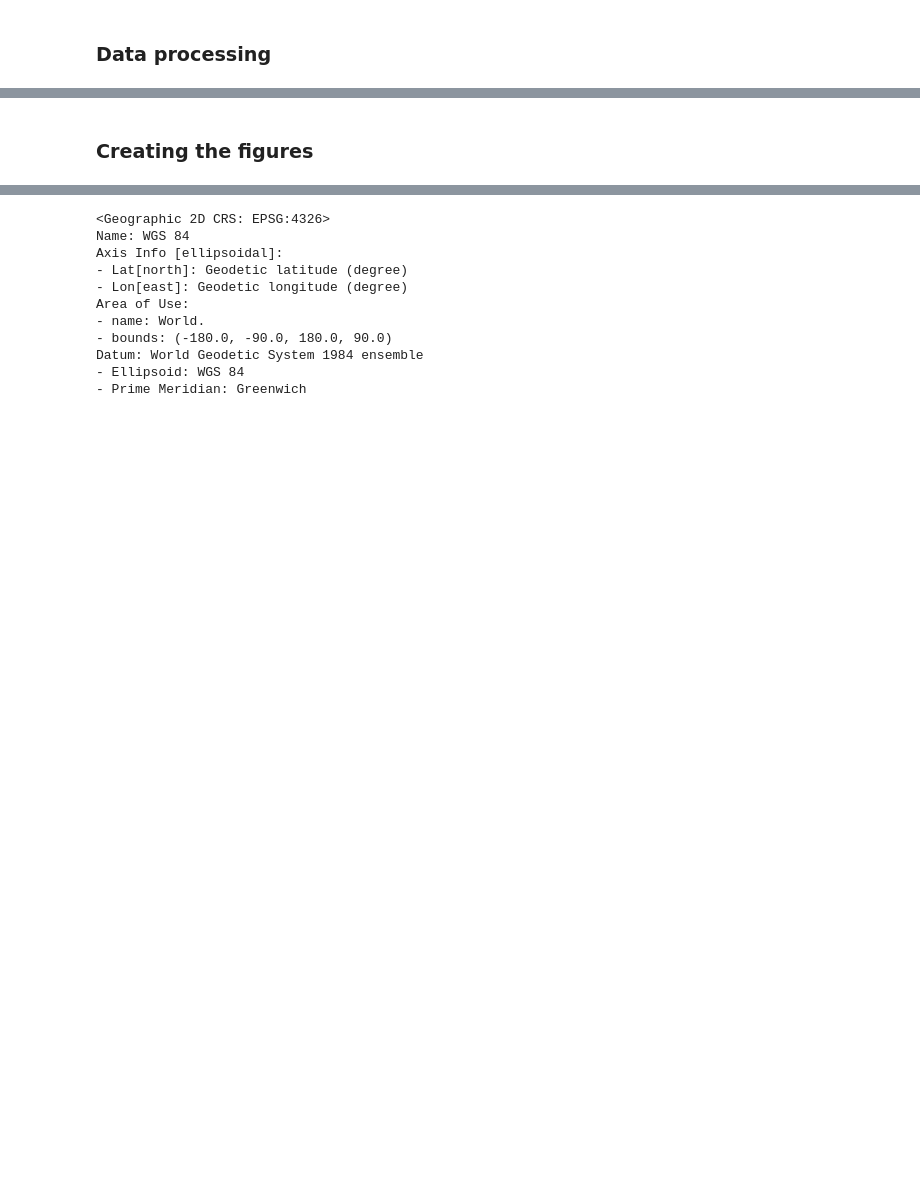
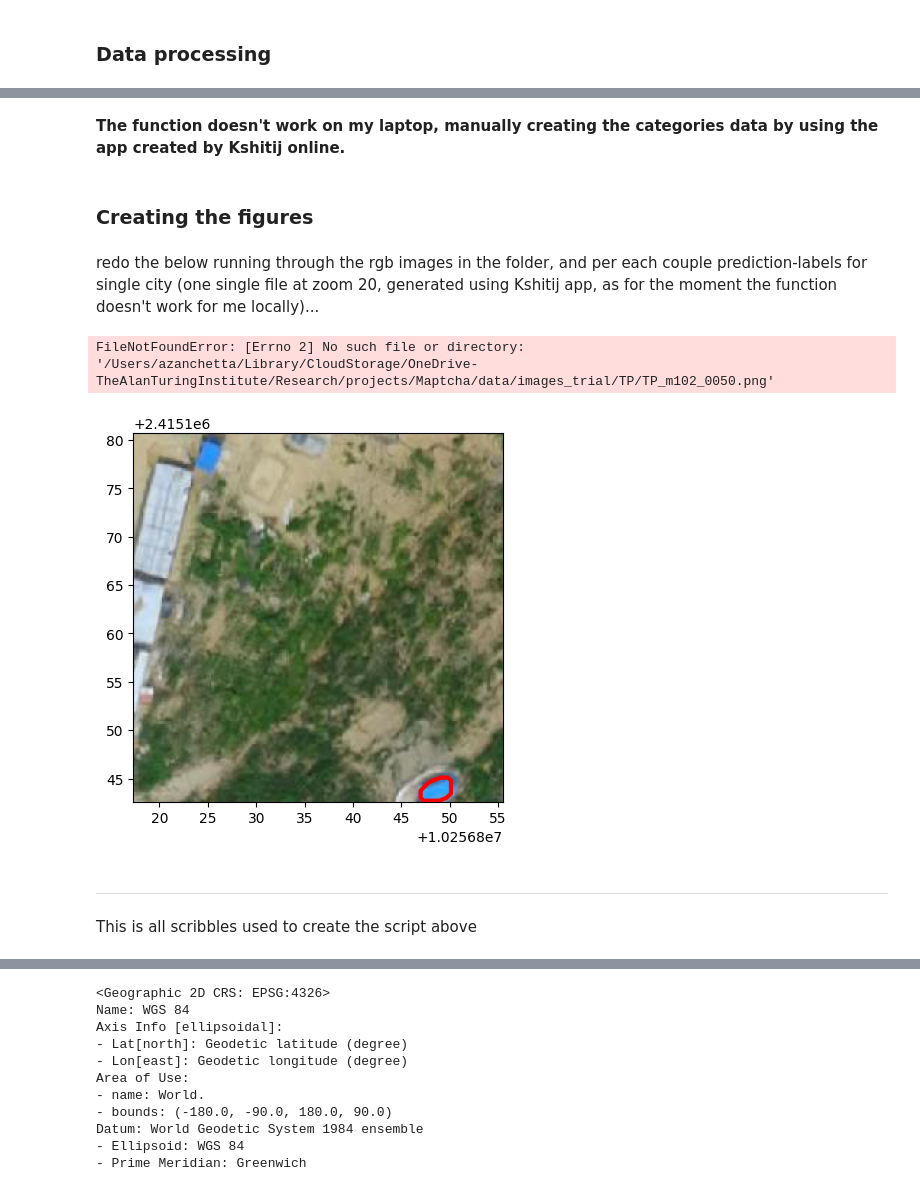
Before and after one commit to ciupava/maptcha_dev, a Jupyter notebook: notebooks/images_processing.ipynb, the cells around one changed output, grey strips where cells are left out. Saved outputs shown, nothing was run; the diff lists cells and outputs as text; code cells hidden in the pictures; blank space fills up the shorter version.

Commit message:
Images preprocessing ready

```diff
--- a/notebooks/images_processing.ipynb
+++ b/notebooks/images_processing.ipynb
@@ -110,4 +121,8 @@ Vectorial approach
 # %%
 prediction_gdf, pred_metrics = analyze_predictions(pred_vect, labels, overlap_threshold=80)
+# %% [markdown]
+**The function doesn't work on my laptop, manually creating the categories data by using the app created by Kshitij online.**
 # %% [markdown]
 ### Creating the figures
+# %% [markdown]
+redo the below running through the rgb images in the folder, and per each couple prediction-labels for single city (one single file at zoom 20, generated using Kshitij app, as for the moment the function doesn't work for me locally)...
@@ -113,0 +132,55 @@ prediction_gdf, pred_metrics = analyze_predictions(pred_vect, labels, overlap_th
+# %%
+model = '102'
+
+rgb_files = f'{basic_path}/rgb/{model}/*.tif' # these are many rgb tiles, we'll have to iterate through them
+labels_file = f'{basic_path}/lab_pred/{model}/labels*' # one single geojson file, linked to the above rgb
+categories_file = f'{basic_path}/lab_pred/{model}/categories*' # one single geojson file, generated with the `evaluate` functions
+# %%
+for rgb_iter in rgb_list:
+    rgb = rasterio.open(rgb_iter)
+    # read in the labels file
+    labels_gpd =gpd.read_file(glob.glob(labels_file)[0])
+    # read in the cats file and convert to same crs of the rgb imagery
+    categories_gpd = gpd.read_file(glob.glob(categories_file)[0])
+    categories_gpd = categories_gpd.to_crs("epsg:3857")
+
+    # obtain extent of rgb file, for clipping the labels
+    rgb_bounds = rgb.bounds
+    left=rgb_bounds[0]
+    bottom=rgb_bounds[1]
+    right=rgb_bounds[2]
+    top=rgb_bounds[3]
+    #  generate polygon to cut the labels based on the rgb tile
+    lon_lat_list = [[left,bottom],[right,bottom],[right,top],[left,top]]
+    polygon_geom = Polygon(lon_lat_list)
+    polygon = gpd.GeoDataFrame(index=[0], crs='epsg:3857', geometry=[polygon_geom])
+    # clip big gdf by the gdf with the raster extent
+    clipped = gpd.clip(categories_gpd, polygon)
+
+    for row in clipped.itertuples():
+        # print(f"row with index {row.Index} has classification <{row.classification}> and Shape_Area is <{clipped['area'][row.Index]}>")
+        cat = row.classification
+        index = row.Index
+
+        # preparing for the images:
+        graph_name = f'{cat}_m{model}_{index:04d}.png' # we generate the image name depending on the feature ID
+        graph_basepath_withcat = f'{basic_path}/../images_trial/{cat}/'
+        graph_output = f'{graph_basepath_withcat}/{graph_name}'
+        os.makedirs(graph_basepath_withcat, exist_ok = True)
+        # actual plotting:
+        fig, ax =  plt.subplots()
+        clipped.loc[[index],'geometry'].plot(ax=ax, facecolor='none', edgecolor='red', linewidth=3)
+        rasterplot.show(rgb, ax=ax)
+        #  saving figures on the size of the rgb tile
+        plt.savefig(
+            f"{graph_output}"
+        )
+        print(f"Graph generated at : {graph_output}")
+
+        # clearing up the plot the figure for next plot
+        plt.clf()
+        plt.cla()
+        plt.close()
+# %% [output]
+FileNotFoundError: [Errno 2] No such file or directory: '/Users/azanchetta/Library/CloudStorage/OneDrive-TheAlanTuringInstitute/Research/projects/Maptcha/data/images_trial/TP/TP_m102_0050.png'
+[figure, added]
@@ -114,3 +209,7 @@ prediction_gdf, pred_metrics = analyze_predictions(pred_vect, labels, overlap_th
+# %% [markdown]
+---
+# %% [markdown]
+This is all scribbles used to create the script above
 # %%
 categories_file = '/Users/azanchetta/Library/CloudStorage/OneDrive-TheAlanTuringInstitute/Research/projects/Maptcha/data/predictions_analyzed_20241022_221348.geojson'
 # %%
```
Also changed, not shown: parts of 13 cells of this notebook, 1 other file.
